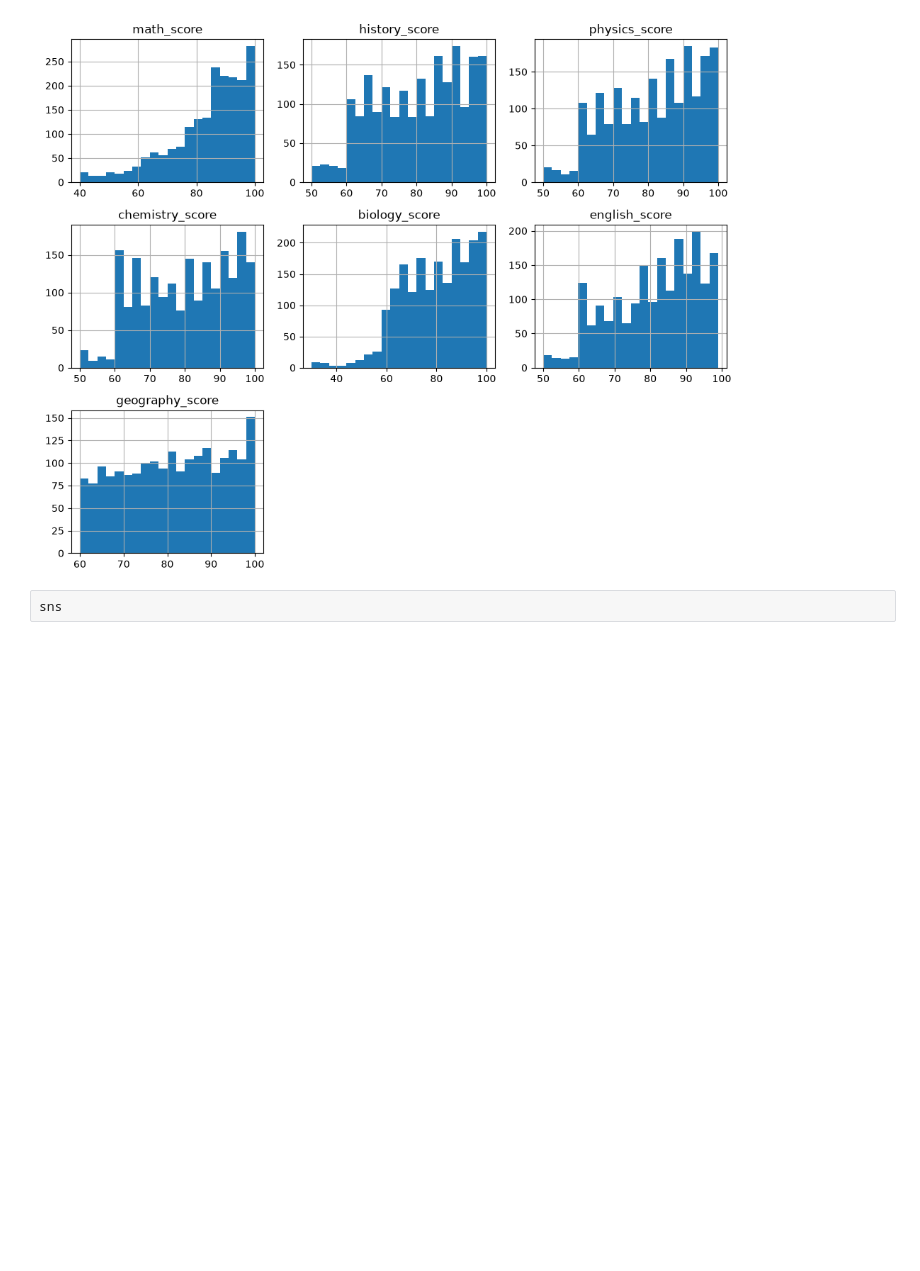
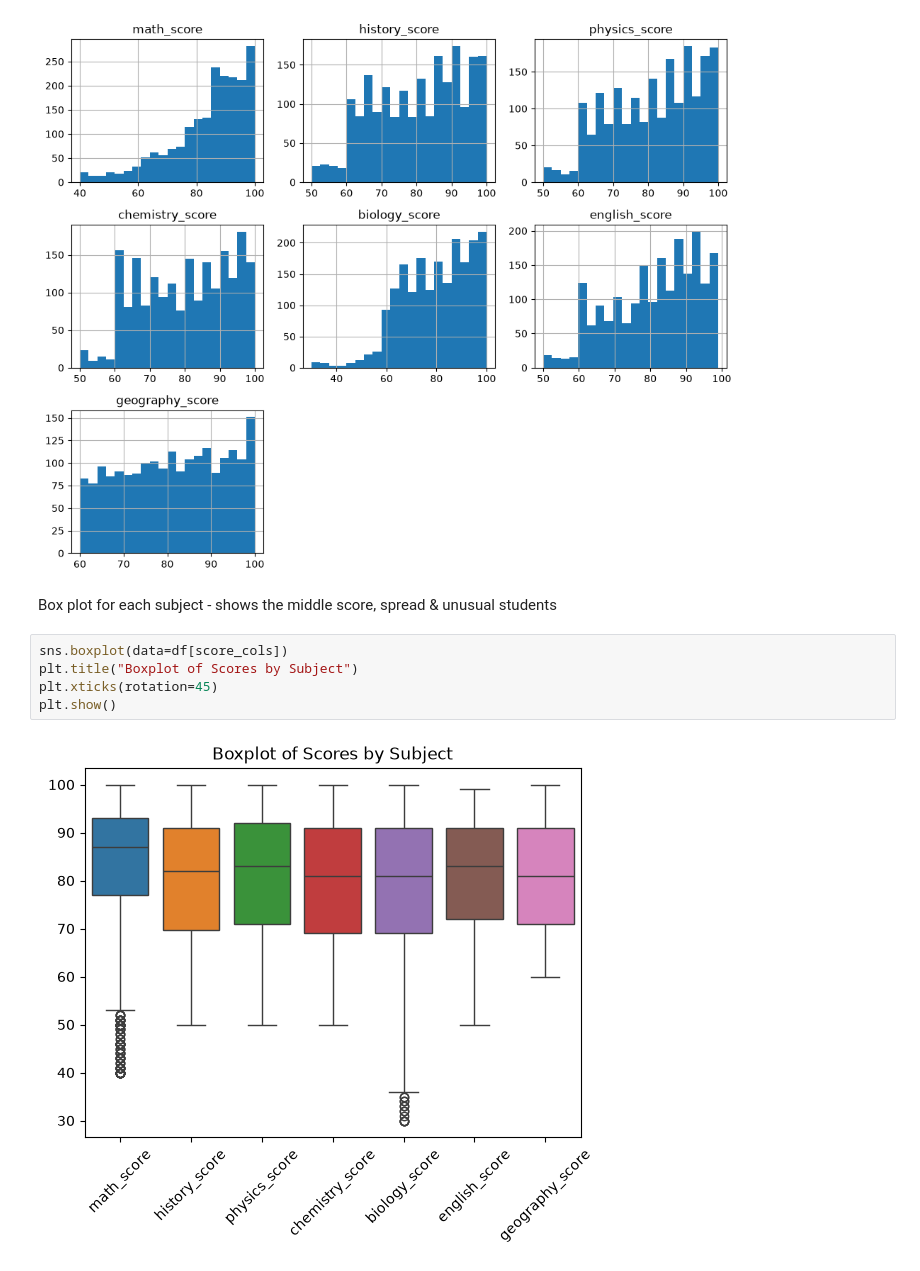
Before and after one commit to vincentkyalomusembi/ML-1.0, a Jupyter notebook: python.ipynb, the cells around one changed output. Drawn from its saved outputs; the diff is of its cells as text; blank space fills up the shorter version.

Commit message:
data visulization: distributions & relationships

```diff
--- a/python.ipynb
+++ b/python.ipynb
@@ -185,5 +181,12 @@ plt.tight_layout()#spacing between plots
 plt.show()
 # %% [output]
 [figure]
+# %% [markdown]
+Box plot for each subject - shows the middle score, spread & unusual students
 # %%
-sns
+sns.boxplot(data=df[score_cols])
+plt.title("Boxplot of Scores by Subject")
+plt.xticks(rotation=45)
+plt.show()
+# %% [output]
+[figure, added]
```
Also changed, not shown: parts of 11 cells of this notebook.
